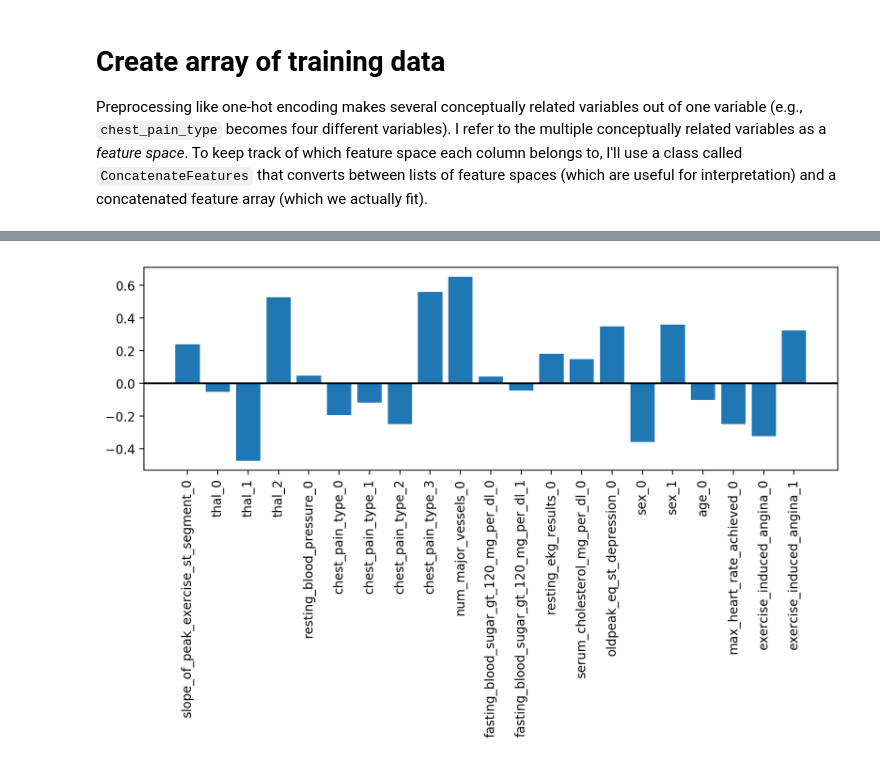
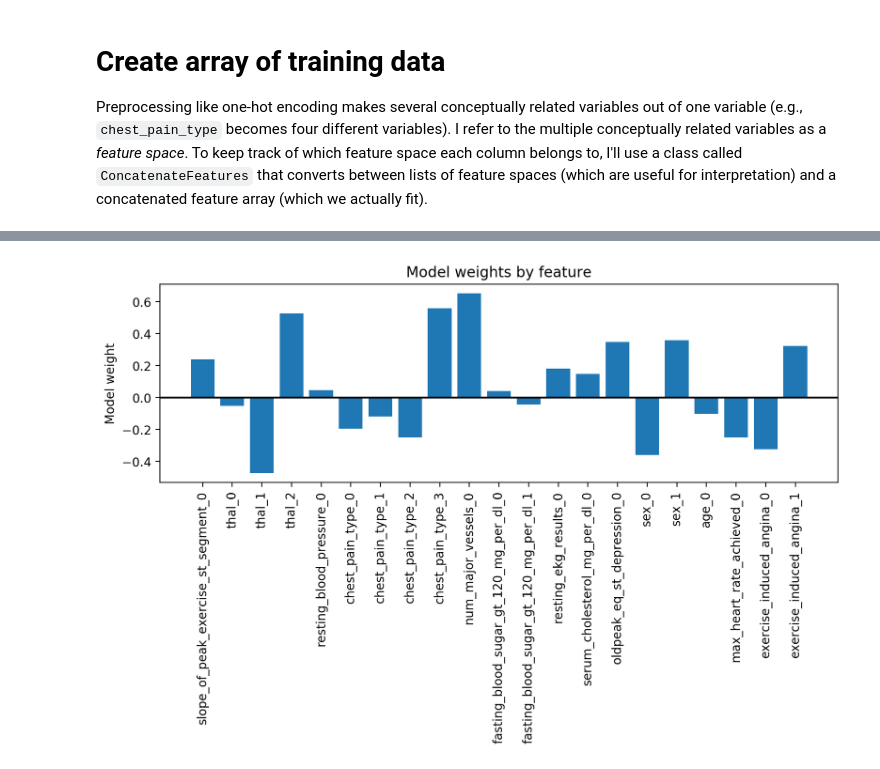
Before and after one commit to r-b-g-b/ml-with-a-heart, a Jupyter notebook: notebooks/001-data-exploration.ipynb, the cells around one changed output, grey strips where cells are left out. Cells and saved outputs as stored; diff of their text form; code cells hidden in the pictures.

```diff
--- a/notebooks/001-data-exploration.ipynb
+++ b/notebooks/001-data-exploration.ipynb
@@ -126,12 +137,14 @@ _ = plt.plot(logistic_regression.scores_[1].mean(0))
 # %%
 x_position = np.arange(logistic_regression.coef_.shape[1])
 
 fig = plt.figure(figsize=(10, 3), dpi=200)
 _ = plt.bar(x_position, logistic_regression.coef_.ravel(),)
 _ = plt.xticks(x_position, concatenator._feature_names, rotation=90)
 _ = plt.axhline(0, color='black')
+_ = plt.ylabel('Model weight')
+_ = plt.title('Model weights by feature')
 # %% [output]
-[figure, old version]
+[figure, new version]
 # %%
 feature_names = ['thal', 'chest_pain_type', 'sex']
 for feature_name in feature_names:
```
Also changed, not shown: parts of 17 cells of this notebook.
